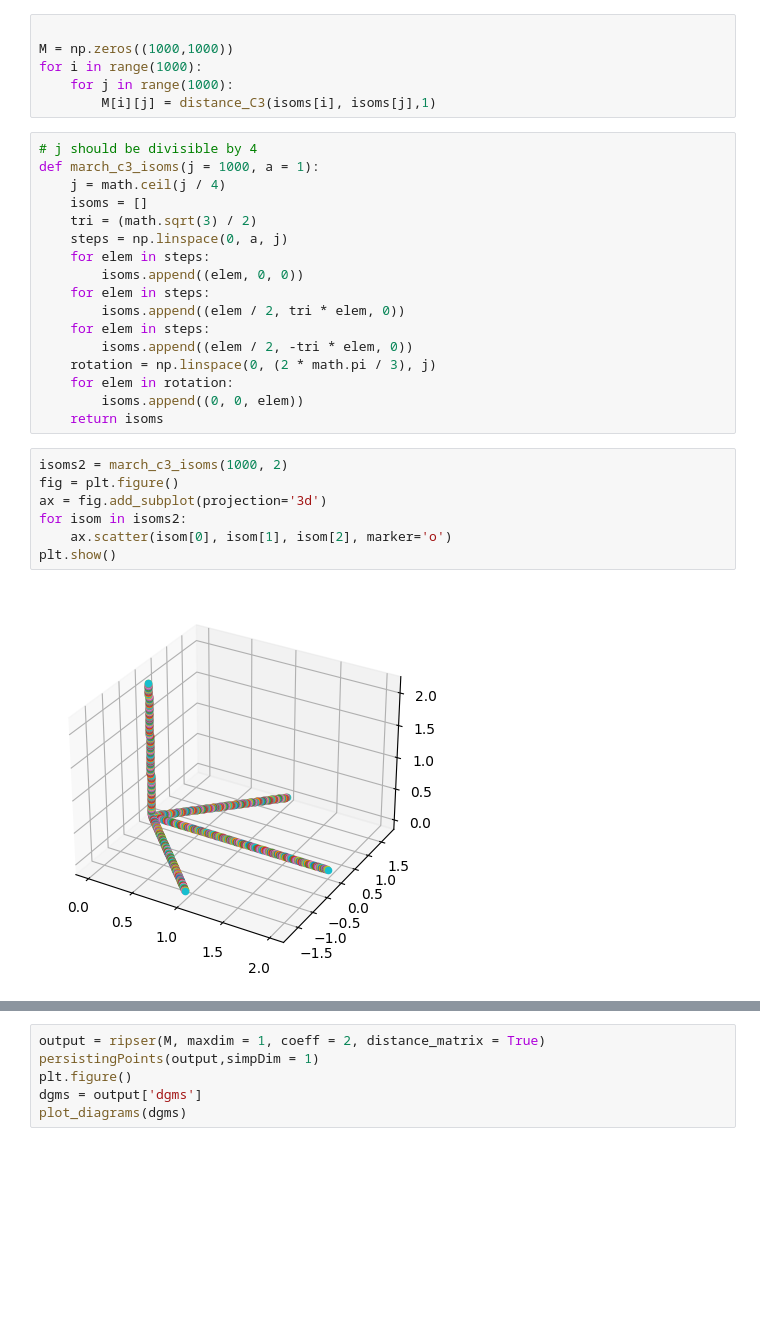
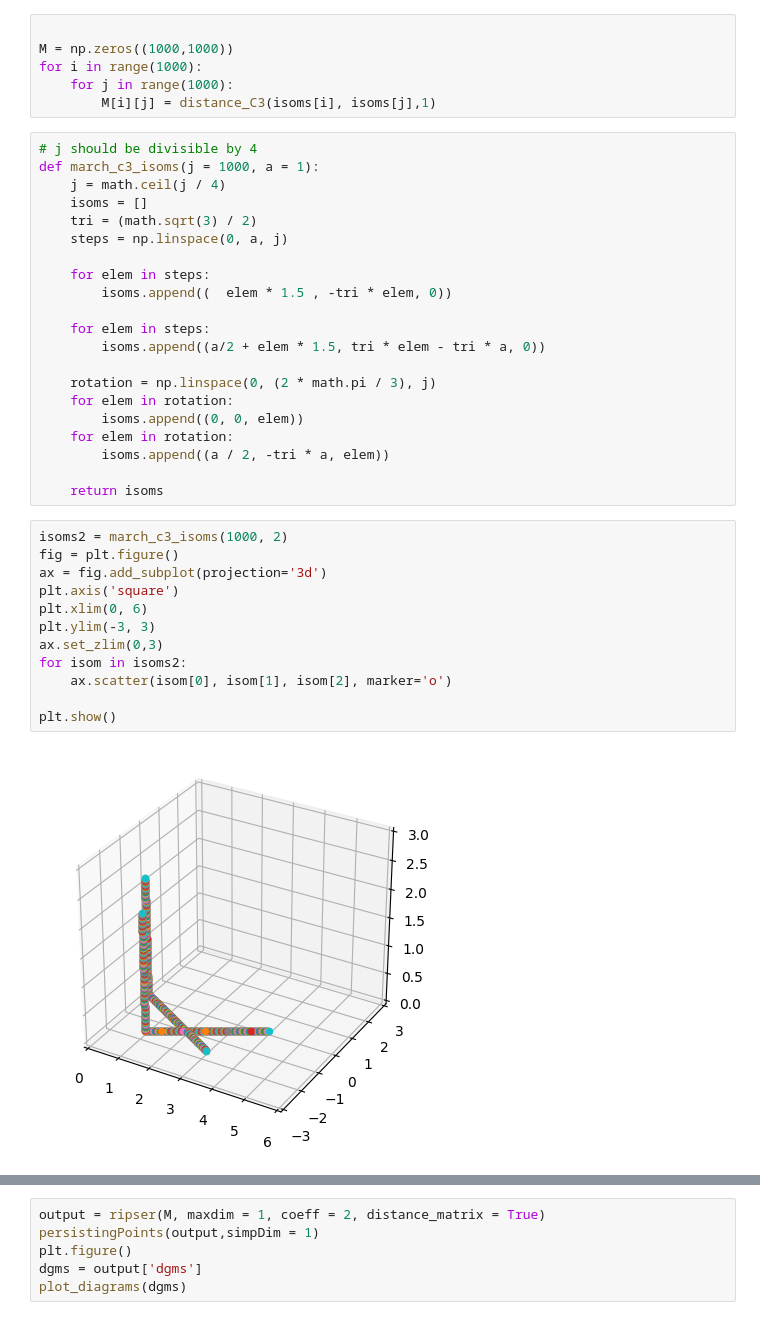
Before and after one commit to kyleormsby/persistent-symmetry, a Jupyter notebook: studentDemos/daleDemos/fund_domain_dale.ipynb, the cells around one changed output, grey strips where cells are left out. Saved outputs shown, nothing was run; the diff lists cells and outputs as text; blank space fills up the shorter version.

Commit message:
=distance diagram for c3

```diff
--- a/studentDemos/daleDemos/fund_domain_dale.ipynb
+++ b/studentDemos/daleDemos/fund_domain_dale.ipynb
@@ -287,22 +321,31 @@ def march_c3_isoms(j = 1000, a = 1):
     isoms = []
     tri = (math.sqrt(3) / 2)
     steps = np.linspace(0, a, j)
+
     for elem in steps:
-        isoms.append((elem, 0, 0))
+        isoms.append((  elem * 1.5 , -tri * elem, 0))
+
     for elem in steps:
-        isoms.append((elem / 2, tri * elem, 0))
-    for elem in steps:
-        isoms.append((elem / 2, -tri * elem, 0))
+        isoms.append((a/2 + elem * 1.5, tri * elem - tri * a, 0))
+
     rotation = np.linspace(0, (2 * math.pi / 3), j)
     for elem in rotation:
         isoms.append((0, 0, elem))
+    for elem in rotation:
+        isoms.append((a / 2, -tri * a, elem))
+
     return isoms
 # %%
 isoms2 = march_c3_isoms(1000, 2)
 fig = plt.figure()
 ax = fig.add_subplot(projection='3d')
+plt.axis('square')
+plt.xlim(0, 6)
+plt.ylim(-3, 3)
+ax.set_zlim(0,3)
 for isom in isoms2:
     ax.scatter(isom[0], isom[1], isom[2], marker='o')
+
 plt.show()
 # %% [output]
-[figure, old version]
+[figure, new version]
```
Also changed, not shown: parts of 14 cells of this notebook, 1 other file.
